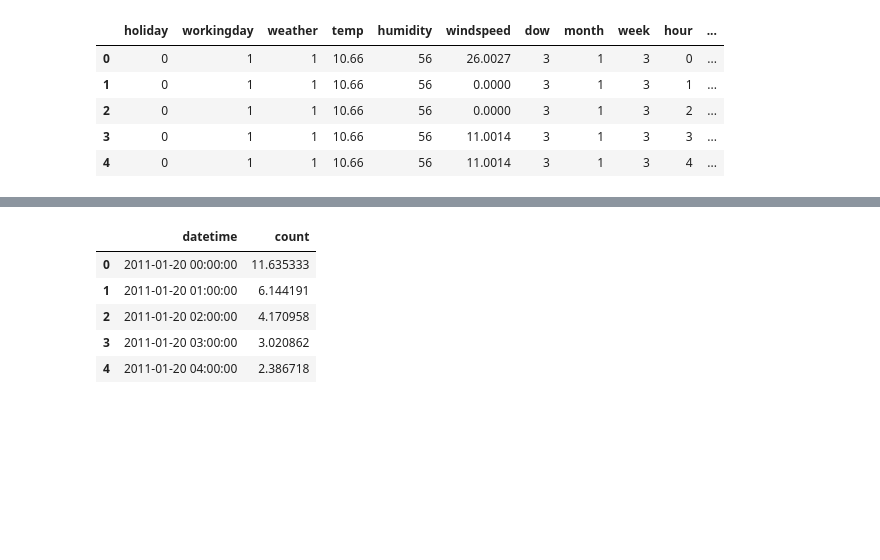
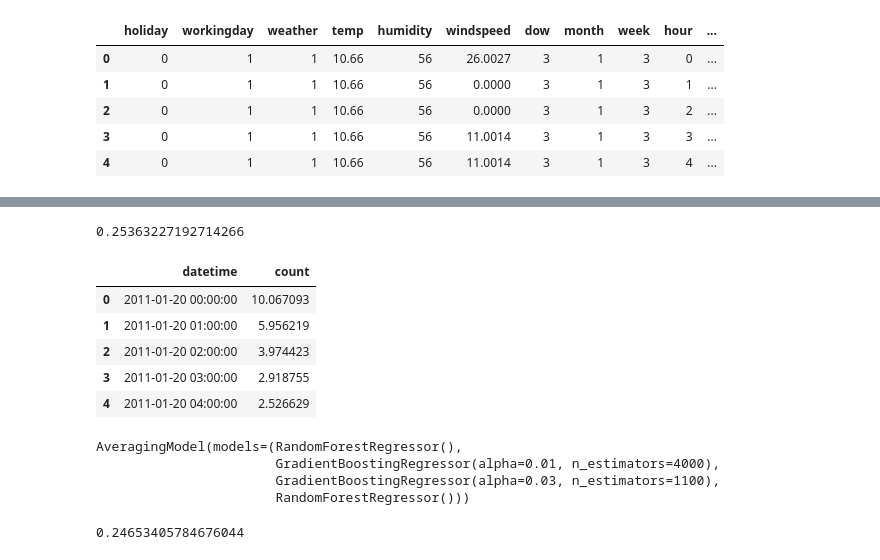
Before and after one commit to brodoluca/private-portfolio, a Jupyter notebook: Bike Share/BikeSharing.ipynb, the cells around one changed output, grey strips where cells are left out. Drawn from its saved outputs; the diff is of its cells as text; code cells hidden in the pictures; blank space fills up the shorter version.

```diff
--- a/Bike Share/BikeSharing.ipynb
+++ b/Bike Share/BikeSharing.ipynb
@@ -318,0 +396,5 @@ df_test.head()
+# %%
+cat_var_list=[ "holiday", "workingday", "weather", "week", "month", "year", "hour"]
+for var in cat_var_list:
+    df_test[var] = df_test[var].astype("category")
+df_test.info()
@@ -318,0 +446,5 @@ df_test.head()
+# %%
+rf2 = RandomForestRegressor(n_estimators = 400, max_features = "auto", criterion = "squared_error" )
+rf2.fit(X_train, y_train)
+y_pred_rf2 = rf2.predict(X_test)
+rmsle(y_test, y_pred_rf2)
@@ -318,0 +453,14 @@ df_test.head()
+# %%
+gbm2 = GradientBoostingRegressor()
+param_grid = [
+        {'n_estimators': [100,200,300,400,500,600,700,800,900,1000, 1100]
+        ,"alpha":[0.01,0.02,0.03,0.005],"learning_rate":[1, 0.5, 0.25, 0.1, 0.05, 0.01]
+
+        }
+]
+
+grid_search = GridSearchCV(gbm2, param_grid,
+                               scoring='neg_mean_squared_error',
+                               return_train_score=True, verbose = 3)
+grid_search.fit(X_train, y_train)
+grid_search.best_params_
@@ -318,0 +486,22 @@ df_test.head()
+# %%
+gbm2 = GradientBoostingRegressor(alpha= 0.03, learning_rate= 0.1, n_estimators= 1100)
+gbm2.fit(X_train, y_train)
+y_pred_gbm2 = gbm2.predict(X_test)
+rmsle(y_test, y_pred_gbm2)
+# %% [output]
+0.25363227192714266
+# %%
+y_pred_final = np.exp(gbm2.predict(df_test))
+submission = pd.DataFrame({
+        "datetime": datetimecol,
+        "count": [max(0, x) for x in y_pred_final]
+    })
+submission.to_csv('bike_prediction_output_gbm2.csv', index=False)
+submission.head()
+# %% [output]
+|  | datetime | count |
+| 0 | 2011-01-20 00:00:00 | 10.067093 |
+| 1 | 2011-01-20 01:00:00 | 5.956219 |
+| 2 | 2011-01-20 02:00:00 | 3.974423 |
+| 3 | 2011-01-20 03:00:00 | 2.918755 |
+| 4 | 2011-01-20 04:00:00 | 2.526629 |
@@ -322,12 +528,5 @@ submission = pd.DataFrame({
         "datetime": datetimecol,
         "count": [max(0, x) for x in y_pred_final]
     })
-submission.to_csv('bike_prediction_output.csv', index=False)
+submission.to_csv('bike_prediction_output_gbm.csv', index=False)
 submission.head()
-# %% [output]
-|  | datetime | count |
-| 0 | 2011-01-20 00:00:00 | 11.635333 |
-| 1 | 2011-01-20 01:00:00 | 6.144191 |
-| 2 | 2011-01-20 02:00:00 | 4.170958 |
-| 3 | 2011-01-20 03:00:00 | 3.020862 |
-| 4 | 2011-01-20 04:00:00 | 2.386718 |
@@ -333,0 +558,13 @@ submission.head()
+# %%
+avg_model = AveragingModel(models=(rf, gbm,gbm2,rf2))
+avg_model.fit(X_train, y_train)
+# %% [output]
+AveragingModel(models=(RandomForestRegressor(),
+                       GradientBoostingRegressor(alpha=0.01, n_estimators=4000),
+                       GradientBoostingRegressor(alpha=0.03, n_estimators=1100),
+                       RandomForestRegressor()))
+# %%
+y_pred_avg = avg_model.predict(X_test)
+rmsle(y_test, y_pred_avg)
+# %% [output]
+0.24653405784676044
```
Also changed, not shown: parts of 21 cells of this notebook, 40 other files.
